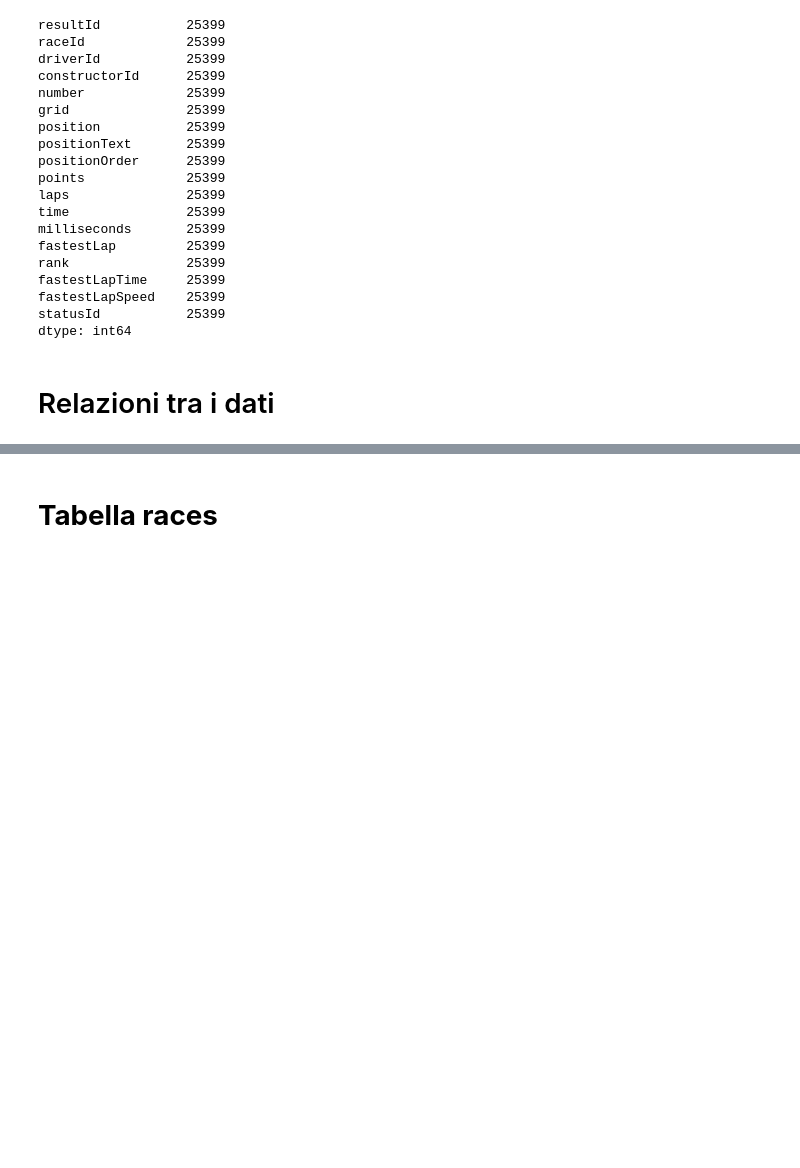
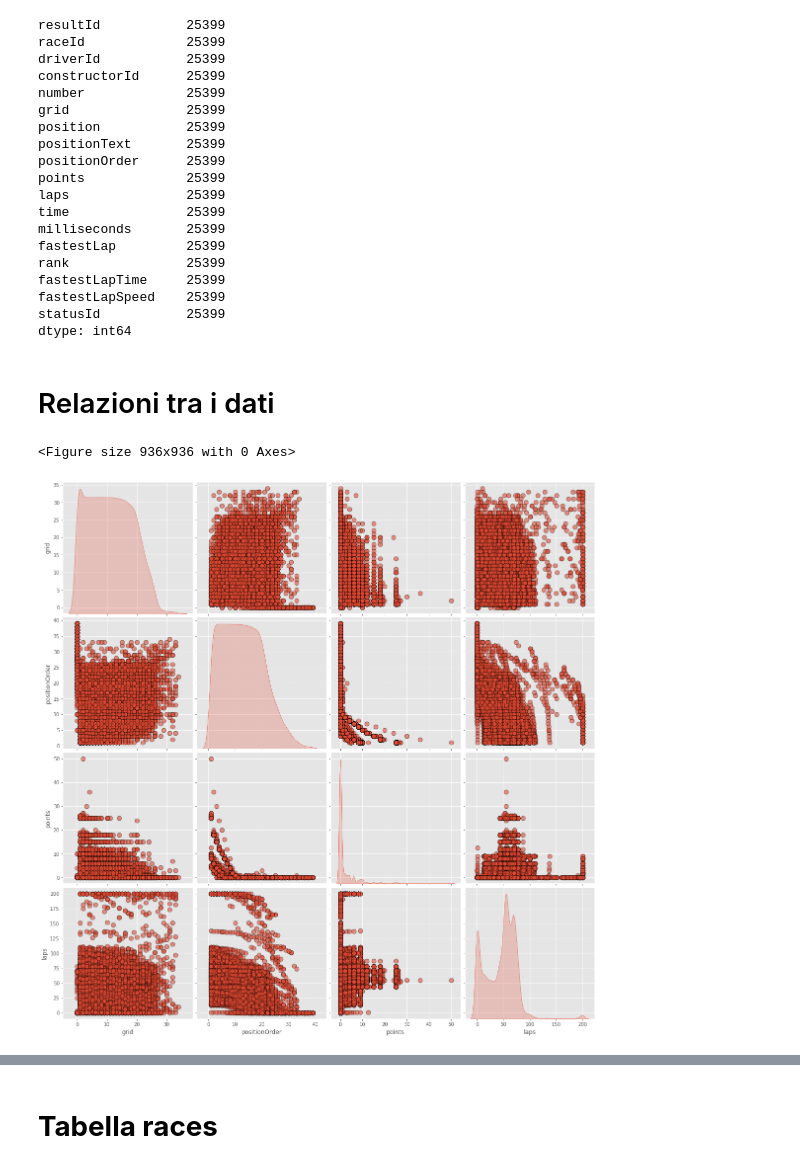
Before and after one commit to giorgio-angelo-esposito/F1WP, a Jupyter notebook: F1WP.ipynb, the cells around one changed output, grey strips where cells are left out. Drawn from its saved outputs; the diff is of its cells as text; code cells hidden in the pictures; blank space fills up the shorter version.

```diff
--- a/F1WP.ipynb
+++ b/F1WP.ipynb
@@ -113,3 +89,16 @@ statusId           25399
 dtype: int64
 # %% [markdown]
 # Relazioni tra i dati
+# %%
+results_copy = results.copy()
+results_copy.drop(columns=['resultId','raceId','driverId','statusId','number','position','positionText','time','milliseconds','fastestLap','fastestLapTime','fastestLapSpeed','rank'],inplace=True)
+results_copy = pd.merge(results_copy,constructors,on='constructorId')
+results_copy.drop(columns=['constructorId','constructorRef','nationality','url'],inplace=True)
+plt.figure(figsize=(13,13))
+
+sns.pairplot(results_copy,diag_kind='kde',plot_kws = {'alpha': 0.6, 's': 80, 'edgecolor': 'k'},height=4)
+plt.savefig('correlation_matrix_results.png',dpi = 300)
+plt.show()
+# %% [output]
+<Figure size 936x936 with 0 Axes>
+[figure, added]
```
Also changed, not shown: parts of 15 cells of this notebook.
